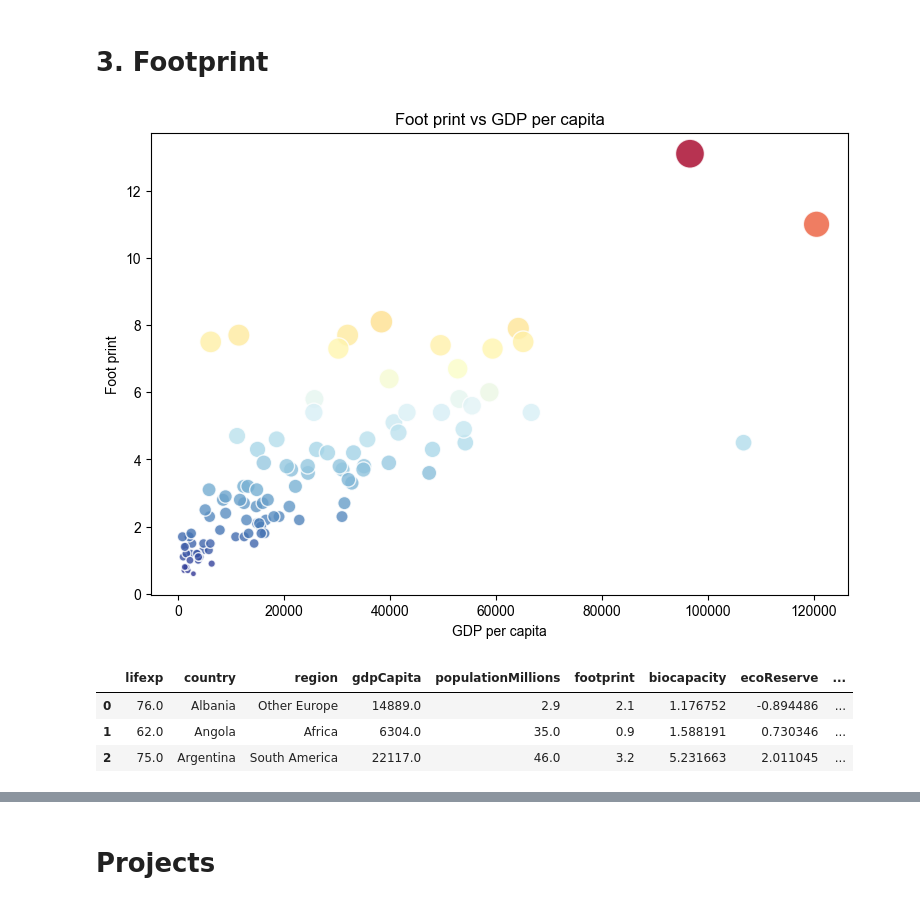
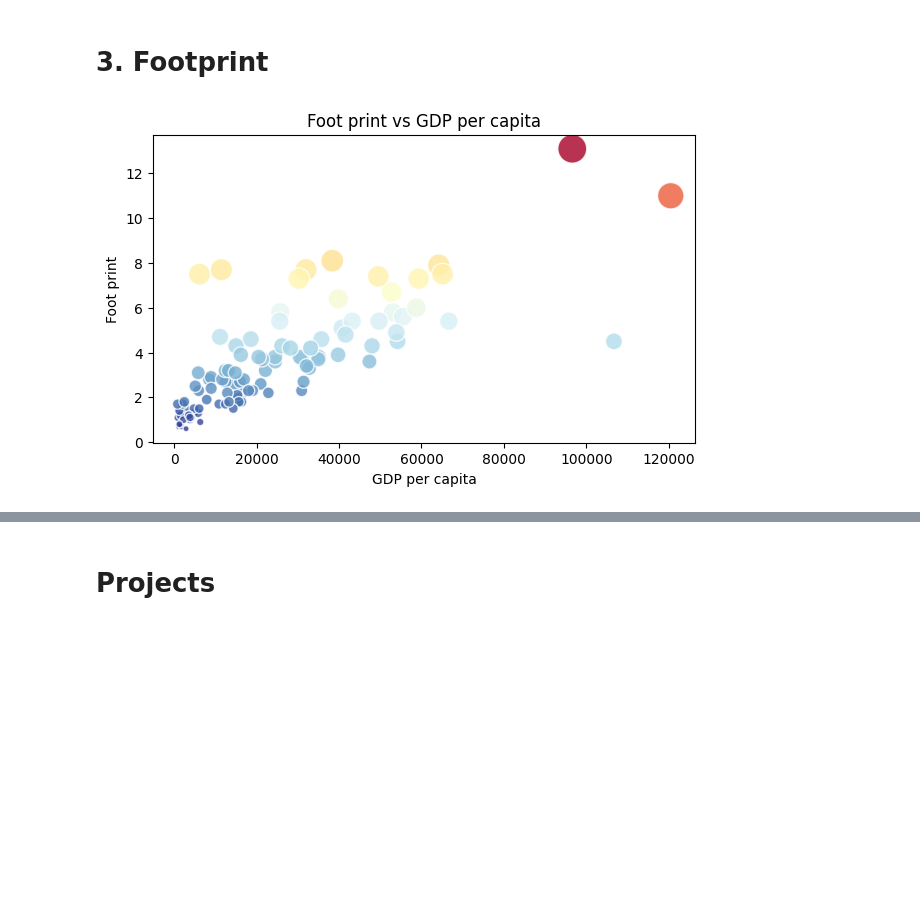
Before and after one commit to babaniyi/Data-visualisation, a Jupyter notebook: 1_notebooks/playground/class_matplotlib.ipynb, the cells around one changed output, grey strips where cells are left out. Saved outputs shown, nothing was run; the diff lists cells and outputs as text; code cells hidden in the pictures; blank space fills up the shorter version.

Commit message:
update plots

```diff
--- a/1_notebooks/playground/class_matplotlib.ipynb
+++ b/1_notebooks/playground/class_matplotlib.ipynb
@@ -11,15 +26,3 @@ from pypalettes import load_cmap
-# %%
-# Settings
-x = 6  # Want figures to be A6
-#plt.rc('figure', figsize=[46.82 * .5**(.5 * x), 33.11 * .5**(.5 * x)])
-
-
-# configure plot font family to Arial
-plt.rcParams['font.family'] = 'Arial'
-# configure mathtext bold and italic font family to Arial
-matplotlib.rcParams['mathtext.fontset'] = 'custom'
-matplotlib.rcParams['mathtext.bf'] = 'Arial:bold'
-matplotlib.rcParams['mathtext.it'] = 'Arial:italic'
 # %%
 url = "https://raw.githubusercontent.com/holtzy/The-Python-Graph-Gallery/master/static/data/storms.csv"
 df_storms = pd.read_csv(url)
@@ -243,37 +211,30 @@ plt.show()
 # %% [markdown]
 # 3. Footprint
 # %%
-fig, ax = plt.subplots(figsize=(9, 6))
+fig, ax = plt.subplots(figsize=(7, 4))
 cm = plt.cm.get_cmap('RdYlBu_r')
 
 scale = 50
 
 ax.scatter(
     x=df_footprint["gdpCapita"],
     y=df_footprint["footprint"],
     s=scale*df_footprint["earthsRequired"],
     label="Earths required (proportional size)",
     c=scale*df_footprint["earthsRequired"],
     cmap=cm,
     alpha=0.8,
     edgecolors="white",
     linewidth=1,
 )
 
 ax.set_title("Foot print vs GDP per capita")
 ax.set_xlabel("GDP per capita")
 ax.set_ylabel("Foot print")
 
 plt.show()
 # %% [output]
-[figure, old version]
+[figure, new version]
-# %%
-df_footprint.head(3)
-# %% [output]
-|  | lifexp | country | region | gdpCapita | populationMillions | footprint | biocapacity | ecoReserve | ... |
-| 0 | 76.0 | Albania | Other Europe | 14889.0 | 2.9 | 2.1 | 1.176752 | -0.894486 | ... |
-| 1 | 62.0 | Angola | Africa | 6304.0 | 35.0 | 0.9 | 1.588191 | 0.730346 | ... |
-| 2 | 75.0 | Argentina | South America | 22117.0 | 46.0 | 3.2 | 5.231663 | 2.011045 | ... |
 # %%
 background_color = "#252647"
 white = "#f1f1f1"
```
Also changed, not shown: parts of 57 cells of this notebook.
